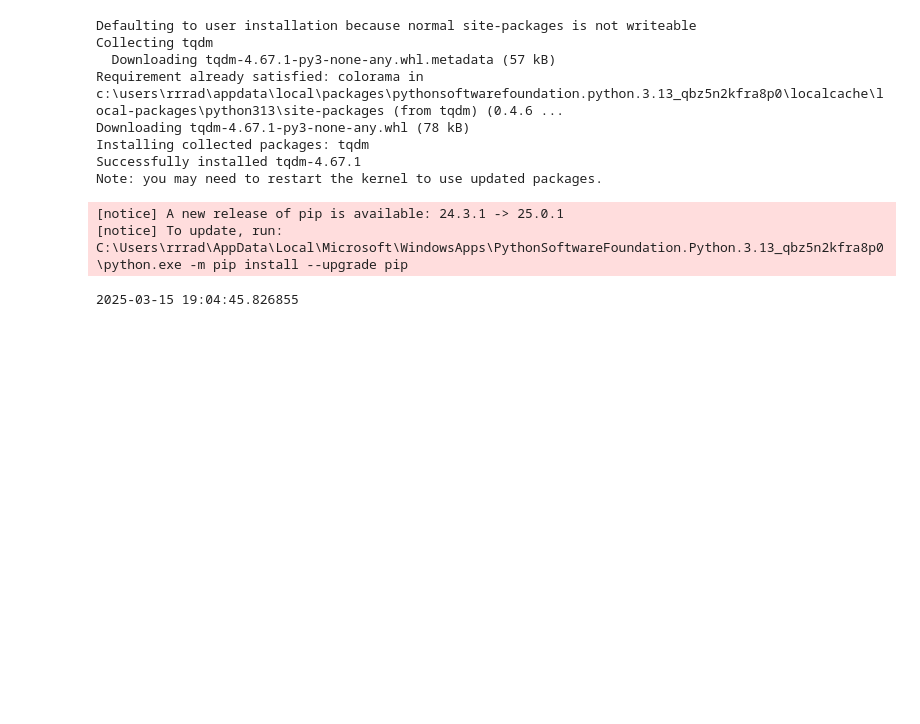
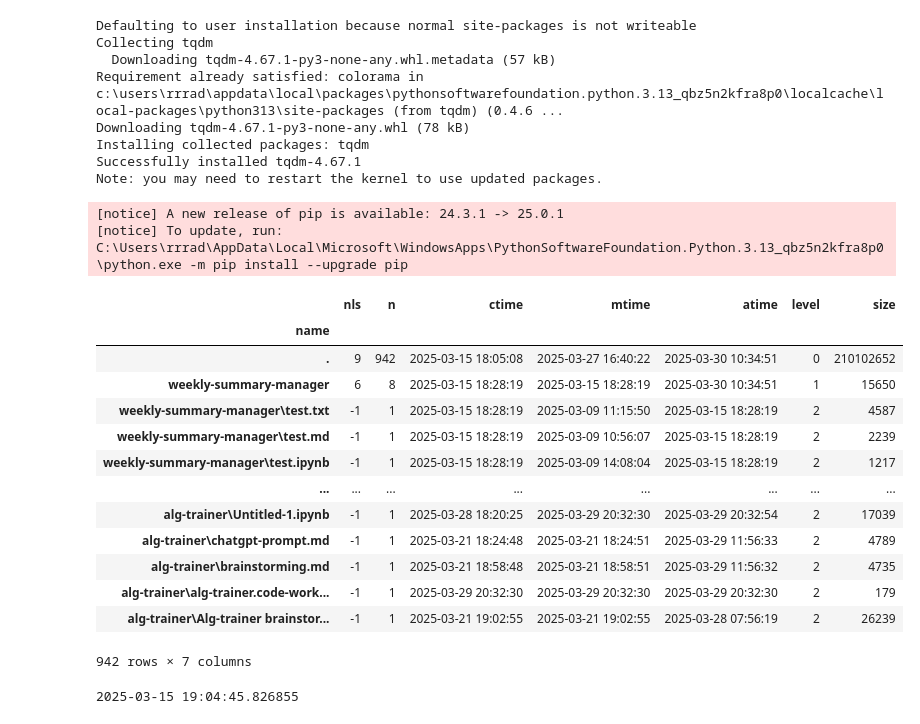
Before and after one commit to RadoTheProgrammer/files-db, a Jupyter notebook: main.ipynb, the cells around one changed output. Cells and saved outputs as stored; diff of their text form; code cells hidden in the pictures; blank space fills up the shorter version.

Commit message:
adding nls column (number of items in ls)

```diff
--- a/main.ipynb
+++ b/main.ipynb
@@ -22,0 +17,25 @@ db = pd.read_csv("db-all.csv")
+# %%
+
+#db = main.create("C:\\Users\\rrrad\\OneDrive - Education Vaud")
+#db = main.create(".")
+#db = main.create("C:\\Users\\rrrad\\OneDrive - Education Vaud")
+#db = main.read_csv("db-all.csv")
+db = main.create(r"C:\Users\rrrad\OneDrive - Education Vaud\Documents\coding")
+db = db.pin_columns("nls")
+# %%
+db
+# %% [output]
+|  | nls | n | ctime | mtime | atime | level | size |
+| name |  |  |  |  |  |  |  |
+| . | 9 | 942 | 2025-03-15 18:05:08 | 2025-03-27 16:40:22 | 2025-03-30 10:34:51 | 0 | 210102652 |
+| weekly-summary-manager | 6 | 8 | 2025-03-15 18:28:19 | 2025-03-15 18:28:19 | 2025-03-30 10:34:51 | 1 | 15650 |
+| weekly-summary-manager\test.txt | -1 | 1 | 2025-03-15 18:28:19 | 2025-03-09 11:15:50 | 2025-03-15 18:28:19 | 2 | 4587 |
+| weekly-summary-manager\test.md | -1 | 1 | 2025-03-15 18:28:19 | 2025-03-09 10:56:07 | 2025-03-15 18:28:19 | 2 | 2239 |
+| weekly-summary-manager\test.ipynb | -1 | 1 | 2025-03-15 18:28:19 | 2025-03-09 14:08:04 | 2025-03-15 18:28:19 | 2 | 1217 |
+| ... | ... | ... | ... | ... | ... | ... | ... |
+| alg-trainer\Untitled-1.ipynb | -1 | 1 | 2025-03-28 18:20:25 | 2025-03-29 20:32:30 | 2025-03-29 20:32:54 | 2 | 17039 |
+| alg-trainer\chatgpt-prompt.md | -1 | 1 | 2025-03-21 18:24:48 | 2025-03-21 18:24:51 | 2025-03-29 11:56:33 | 2 | 4789 |
+| alg-trainer\brainstorming.md | -1 | 1 | 2025-03-21 18:58:48 | 2025-03-21 18:58:51 | 2025-03-29 11:56:32 | 2 | 4735 |
+| alg-trainer\alg-trainer.code-work... | -1 | 1 | 2025-03-29 20:32:30 | 2025-03-29 20:32:30 | 2025-03-29 20:32:30 | 2 | 179 |
+| alg-trainer\Alg-trainer brainstor... | -1 | 1 | 2025-03-21 19:02:55 | 2025-03-21 19:02:55 | 2025-03-28 07:56:19 | 2 | 26239 |
+942 rows × 7 columns
```
Also changed, not shown: parts of 4 cells of this notebook, 4 other files.
